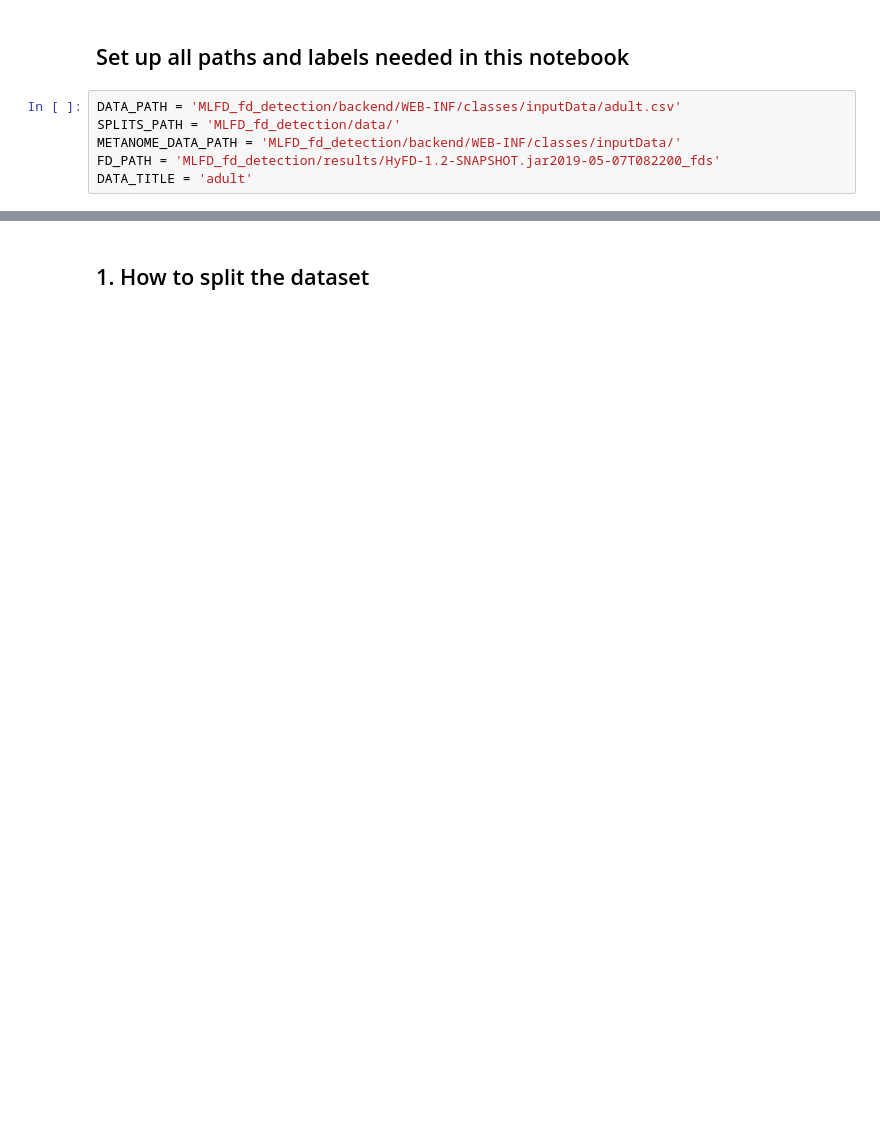
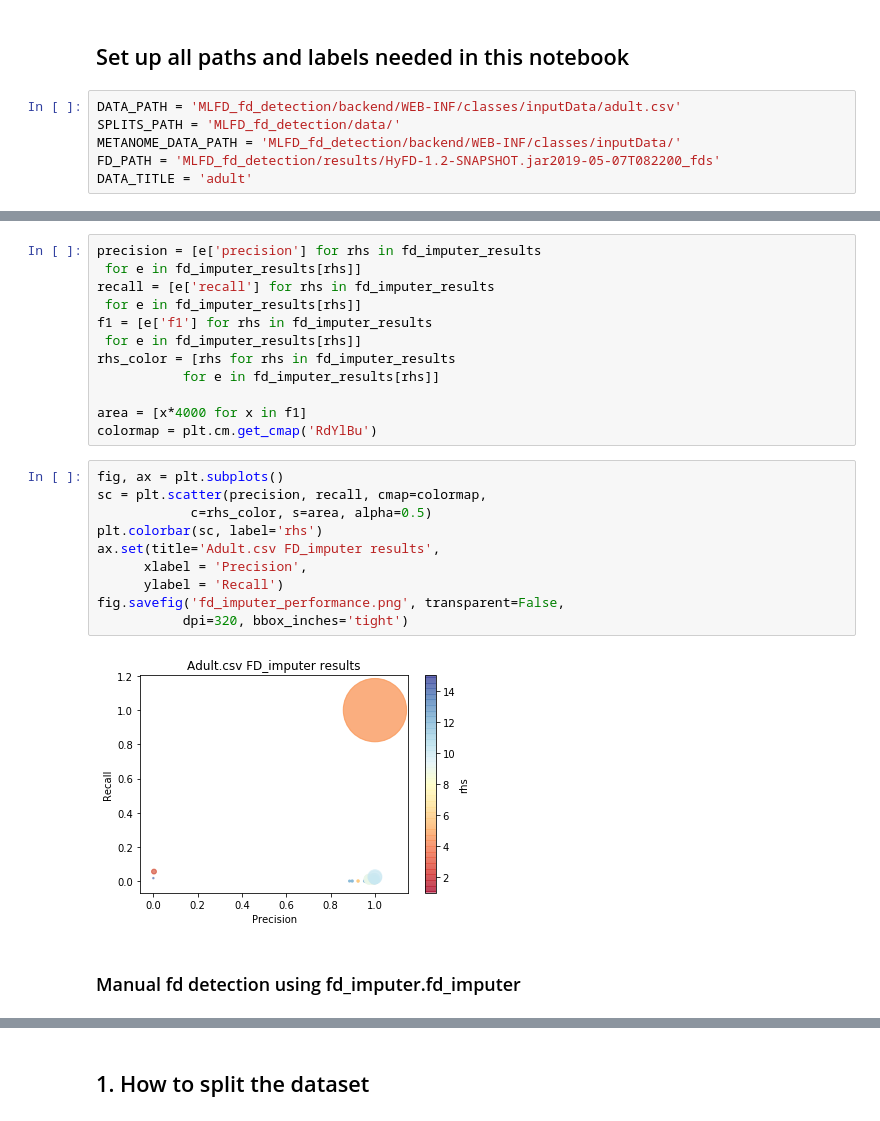
Before and after one commit to felixbiessmann/MLFD, a Jupyter notebook: fd_imputer_analysis.ipynb, the cells around one changed output, grey strips where cells are left out. Saved outputs shown, nothing was run; the diff lists cells and outputs as text; blank space fills up the shorter version.

```diff
--- a/fd_imputer_analysis.ipynb
+++ b/fd_imputer_analysis.ipynb
@@ -17,0 +80,26 @@ DATA_TITLE = 'adult'
+# %%
+precision = [e['precision'] for rhs in fd_imputer_results
+ for e in fd_imputer_results[rhs]]
+recall = [e['recall'] for rhs in fd_imputer_results
+ for e in fd_imputer_results[rhs]]
+f1 = [e['f1'] for rhs in fd_imputer_results
+ for e in fd_imputer_results[rhs]]
+rhs_color = [rhs for rhs in fd_imputer_results
+           for e in fd_imputer_results[rhs]]
+
+area = [x*4000 for x in f1]
+colormap = plt.cm.get_cmap('RdYlBu')
+# %%
+fig, ax = plt.subplots()
+sc = plt.scatter(precision, recall, cmap=colormap,
+            c=rhs_color, s=area, alpha=0.5)
+plt.colorbar(sc, label='rhs')
+ax.set(title='Adult.csv FD_imputer results',
+      xlabel = 'Precision',
+      ylabel = 'Recall')
+fig.savefig('fd_imputer_performance.png', transparent=False,
+           dpi=320, bbox_inches='tight')
+# %% [output]
+[figure, added]
+# %% [markdown]
+### Manual fd detection using fd_imputer.fd_imputer
```
Also changed, not shown: parts of 18 cells of this notebook, 3 other files.
